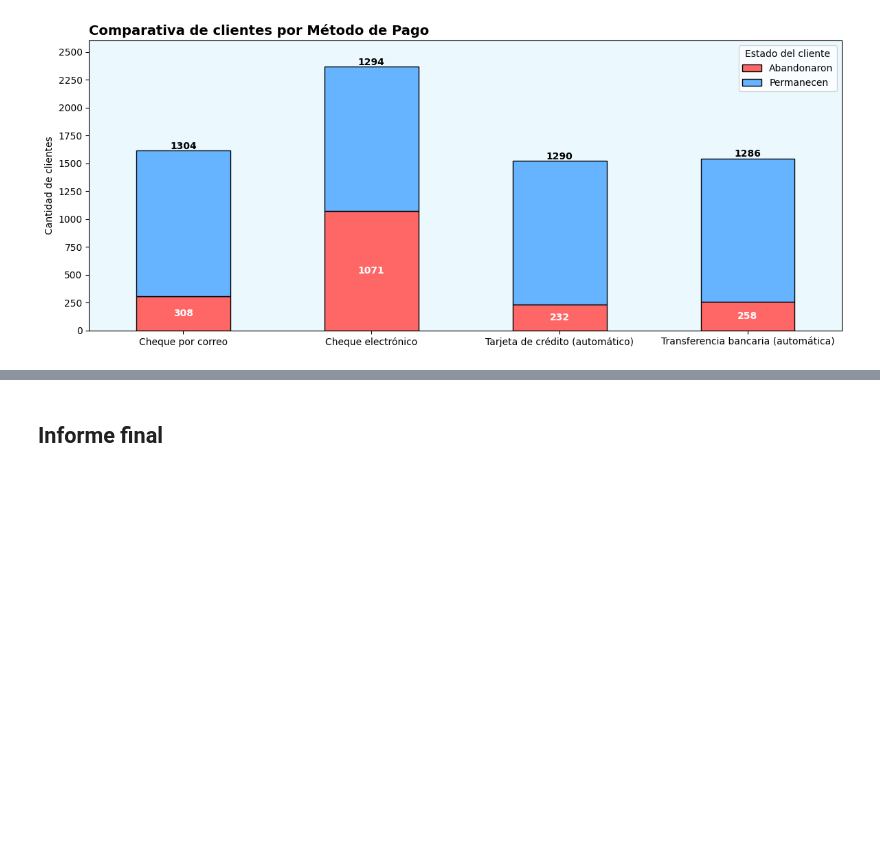
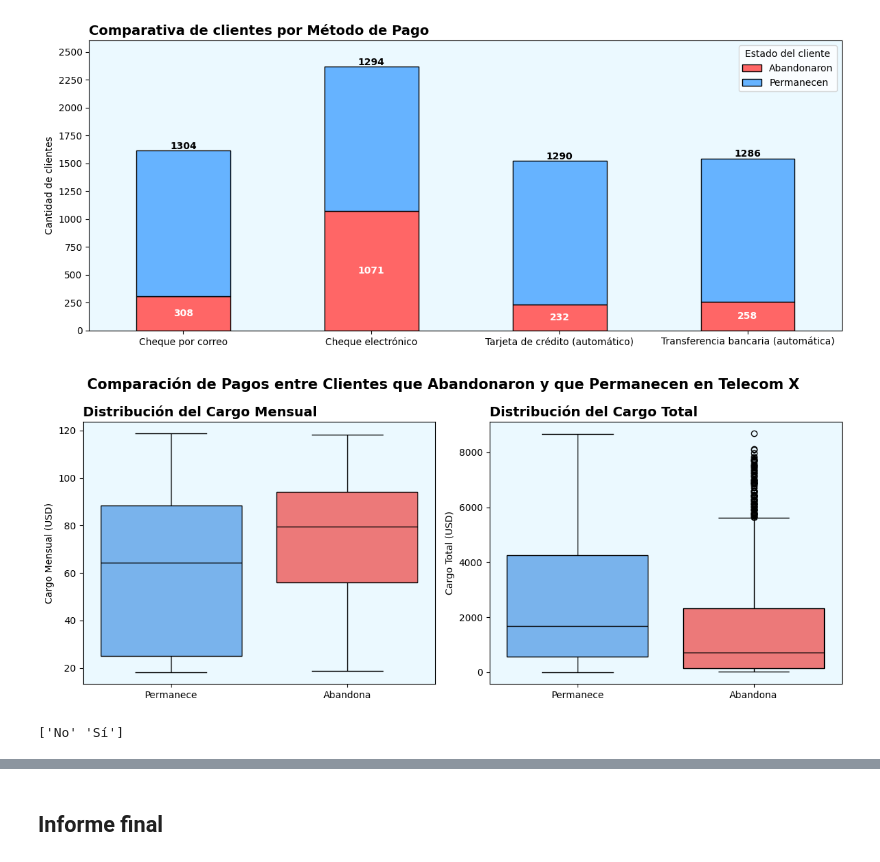
Before and after one commit to DanielRaiicHu/TelecomX, a Jupyter notebook: TelecomX.ipynb, the cells around one changed output, grey strips where cells are left out. Saved outputs shown, nothing was run; the diff lists cells and outputs as text; code cells hidden in the pictures; blank space fills up the shorter version.

Commit message:
Actualización: Puliendo gráficos 3 - Final

```diff
--- a/TelecomX.ipynb
+++ b/TelecomX.ipynb
@@ -1788,3 +1777,69 @@ plt.tight_layout()
 plt.show()
 # %% [output]
 [figure]
+# %%
+# Crear la figura con dos subgráficos
+fig, axes = plt.subplots(1, 2, figsize=(12, 5))
+
+# Definir orden deseado: Primero 'No' (Permanece), luego 'Sí' (Abandona)
+orden_etiquetas = ['No', 'Sí']
+
+# Primer gráfico: Cargo Mensual
+sns.boxplot(
+    data=df,
+    x='Evasion',
+    y='CargoMensual',
+    hue='Evasion',
+    order=orden_etiquetas,
+    hue_order=orden_etiquetas,
+    legend=False,
+    palette={'Sí': color_no, 'No': color_si},
+    boxprops=dict(edgecolor='black'),
+    medianprops=dict(color='black'),
+    whiskerprops=dict(color='black'),
+    capprops=dict(color='black'),
+    flierprops=dict(markeredgecolor='black'),
+    ax=axes[0]
+)
+axes[0].set_title('Distribución del Cargo Mensual', fontsize=14, fontweight='bold', loc='left')
+axes[0].set_xlabel('')
+axes[0].set_ylabel('Cargo Mensual (USD)')
+axes[0].set_facecolor(color_interior)
+axes[0].set_xticks([0, 1])
+axes[0].set_xticklabels(['Permanece', 'Abandona'])
+
+# Segundo gráfico: Cargo Total
+sns.boxplot(
+    data=df,
+    x='Evasion',
+    y='CargoTotal',
+    hue='Evasion',
+    order=orden_etiquetas,
+    hue_order=orden_etiquetas,
+    legend=False,
+    palette={'Sí': color_no, 'No': color_si},
+    boxprops=dict(edgecolor='black'),
+    medianprops=dict(color='black'),
+    whiskerprops=dict(color='black'),
+    capprops=dict(color='black'),
+    flierprops=dict(markeredgecolor='black'),
+    ax=axes[1]
+)
+axes[1].set_title('Distribución del Cargo Total', fontsize=14, fontweight='bold', loc='left')
+axes[1].set_xlabel('')
+axes[1].set_ylabel('Cargo Total (USD)')
+axes[1].set_facecolor(color_interior)
+axes[1].set_xticks([0, 1])
+axes[1].set_xticklabels(['Permanece', 'Abandona'])
+
+# Estética general
+fig.suptitle('Comparación de Pagos entre Clientes que Abandonaron y que Permanecen en Telecom X', fontsize=15, fontweight='bold')
+plt.tight_layout()
+plt.show()
+# %% [output]
+[figure, added]
+# %%
+# Para comprobar el orden del gráfico anterior:
+print(df['Evasion'].unique())
+# %% [output]
+['No' 'Sí']
```
Also changed, not shown: parts of 8 cells of this notebook.
